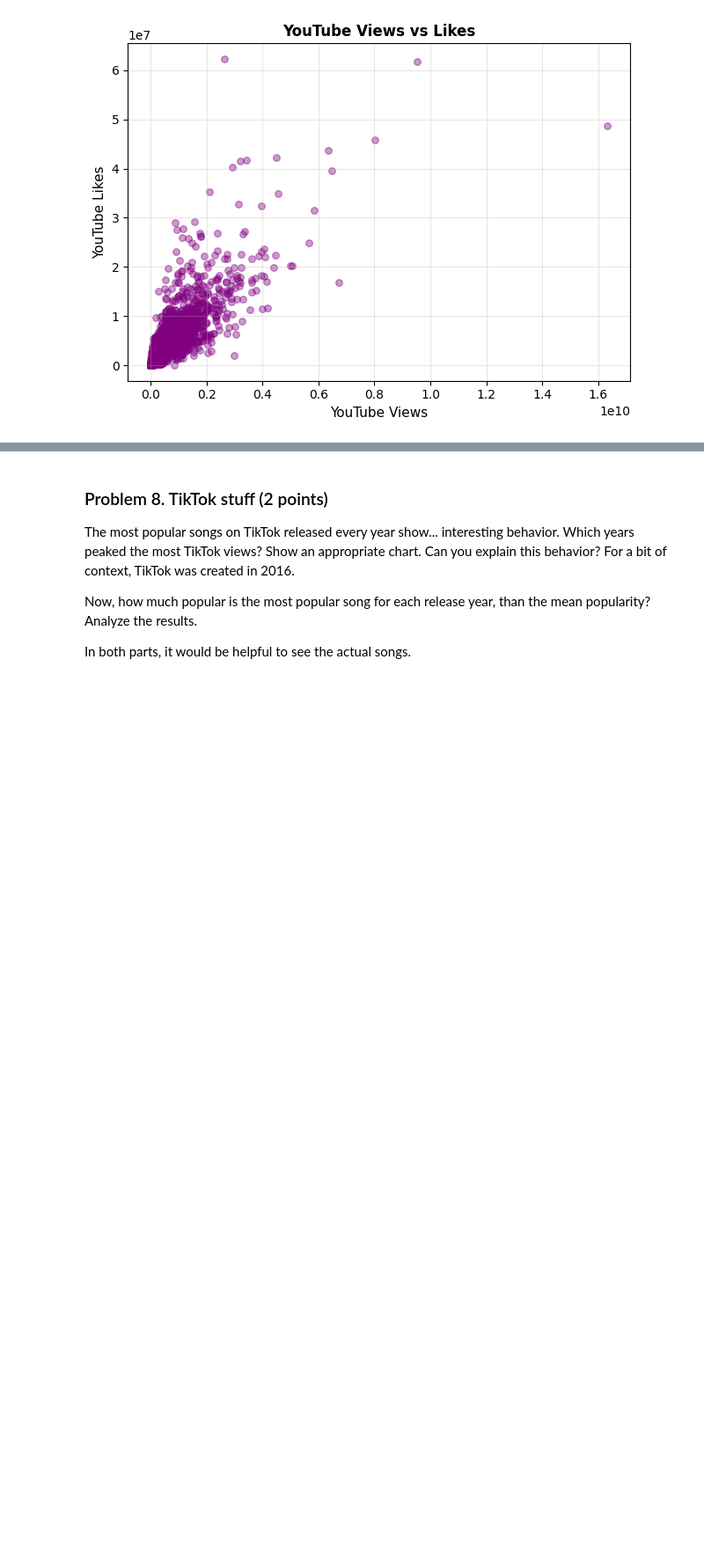
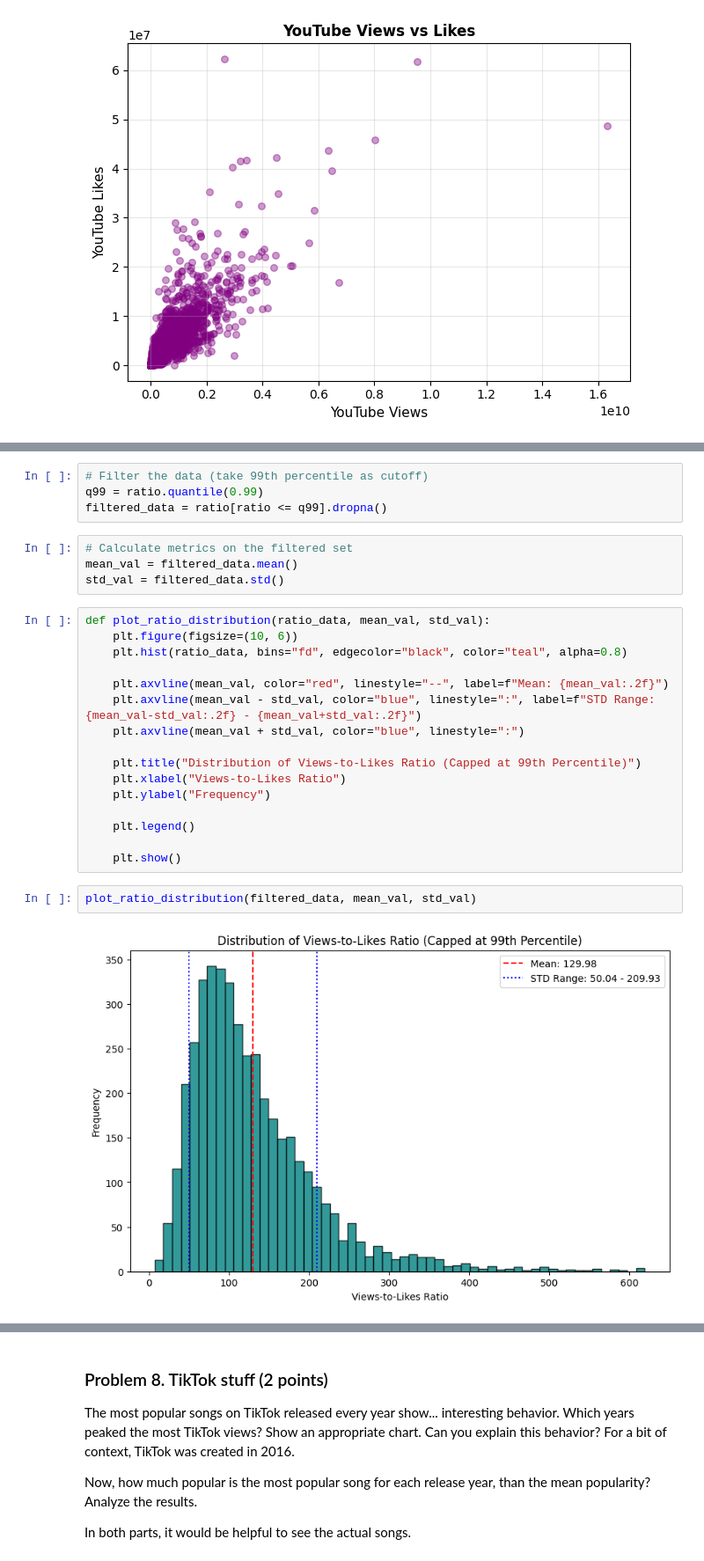
Before and after one commit to VladoDev03/data-science-softuni, a Jupyter notebook: 02-data-visualization-exploratory-data-analysis/Data Visualization and EDA Lab.ipynb, the cells around one changed output, grey strips where cells are left out. Shown at 88% size. Saved outputs shown, nothing was run; the diff lists cells and outputs as text; blank space fills up the shorter version.

```diff
--- a/02-data-visualization-exploratory-data-analysis/Data Visualization and EDA Lab.ipynb
+++ b/02-data-visualization-exploratory-data-analysis/Data Visualization and EDA Lab.ipynb
@@ -567,0 +600,28 @@ of viral hits reaching billions of views and tens of millions of likes.
+# %%
+# Filter the data (take 99th percentile as cutoff)
+q99 = ratio.quantile(0.99)
+filtered_data = ratio[ratio <= q99].dropna()
+# %%
+# Calculate metrics on the filtered set
+mean_val = filtered_data.mean()
+std_val = filtered_data.std()
+# %%
+def plot_ratio_distribution(ratio_data, mean_val, std_val):
+    plt.figure(figsize=(10, 6))
+    plt.hist(ratio_data, bins="fd", edgecolor="black", color="teal", alpha=0.8)
+
+    plt.axvline(mean_val, color="red", linestyle="--", label=f"Mean: {mean_val:.2f}")
+    plt.axvline(mean_val - std_val, color="blue", linestyle=":", label=f"STD Range: {mean_val-std_val:.2f} - {mean_val+std_val:.2f}")
+    plt.axvline(mean_val + std_val, color="blue", linestyle=":")
+
+    plt.title("Distribution of Views-to-Likes Ratio (Capped at 99th Percentile)")
+    plt.xlabel("Views-to-Likes Ratio")
+    plt.ylabel("Frequency")
+
+    plt.legend()
+
+    plt.show()
+# %%
+plot_ratio_distribution(filtered_data, mean_val, std_val)
+# %% [output]
+[figure, added]
```
Also changed, not shown: parts of 9 cells of this notebook.
